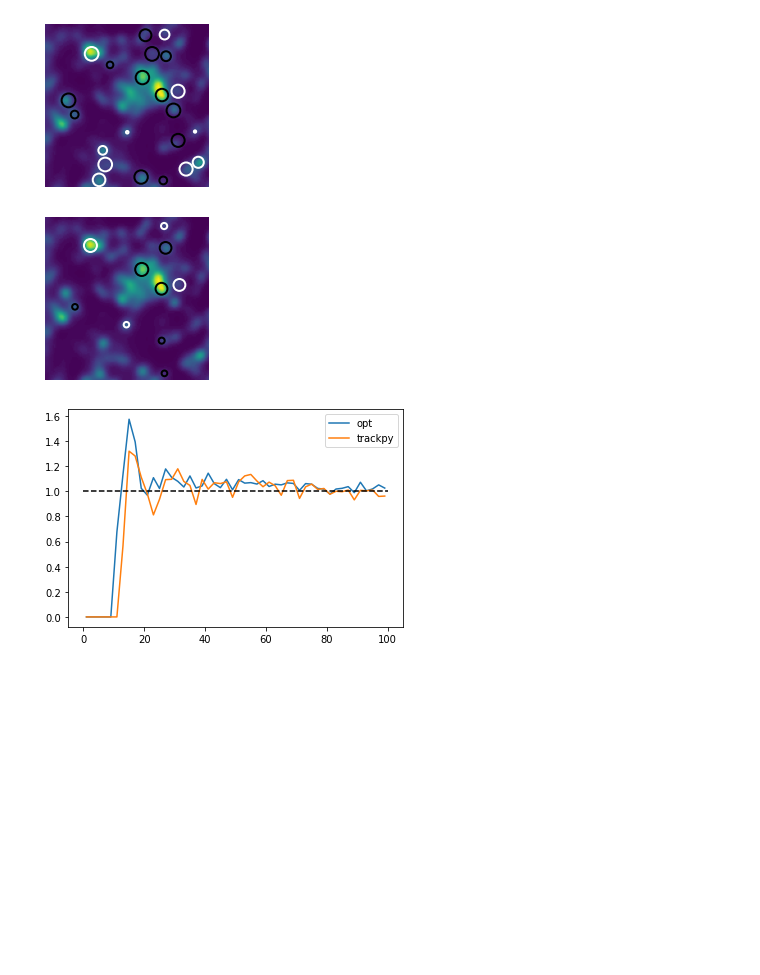
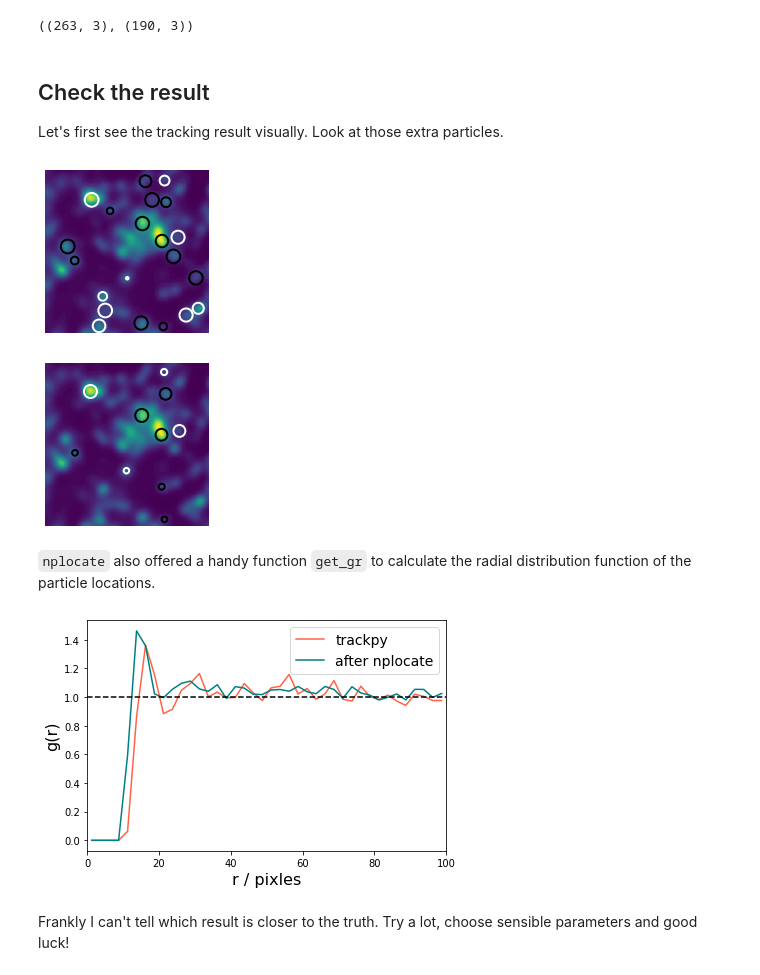
Before and after one commit to yangyushi/nplocate, a Jupyter notebook: example/demo.ipynb, the cells around one changed output. Cells and saved outputs as stored; diff of their text form; code cells hidden in the pictures; blank space fills up the shorter version.

```diff
--- a/example/demo.ipynb
+++ b/example/demo.ipynb
@@ -17,10 +60,19 @@ xyz_tp = xyz.copy()
 # %%
 should_add = True
+r_model = 2 * diameter
+iter_num = 0
 while should_add:
     n0 = xyz.shape[0]
-    xyz = nl.add(xyz, img, diameter * 2, diameter, lambda im : np.array(tp.locate(im, diameter))[:, :3])
+    xyz = nl.add(
+        positions=xyz,
+        image=img,
+        r_model=r_model,
+        diameter=diameter,
+        locate_func=lambda im : np.array(tp.locate(im, diameter))[:, :3],
+        threshold=20
+    )
     n1 = xyz.shape[0]
     should_add = n1 > n0
-xyz = nl.refine(xyz, img, diameter * 2, diameter)
-xyz.shape, xyz_tp.shape
+    iter_num += 1
+    print(f'#{iter_num}, {n0} -> {n1}')
 # %% [output]
@@ -28,3 +93,12 @@ xyz.shape, xyz_tp.shape
+# %%
+xyz = nl.refine(xyz, img, r_model, diameter)
+xyz.shape, xyz_tp.shape
+# %% [output]
+((263, 3), (190, 3))
+# %% [markdown]
+## Check the result
+
+Let's first see the tracking result visually. Look at those extra particles.
 # %%
 s = 40
 axis = 2
@@ -32,13 +106,21 @@ axis = 2
 nl.see_slice(img, xyz, s, 5.5, axis, sizes=(3, 3))
 nl.see_slice(img, xyz_tp, s, 5.5, axis, sizes=(3, 3))
 # %% [output]
-[figure, old version]
+[figure, new version]
 [figure]
+# %% [markdown]
+`nplocate` also offered a handy function `get_gr` to calculate the radial distribution function of the particle locations.
 # %%
-plt.plot(*nl.get_gr(xyz, 100, 51), label="opt")
-plt.plot(*nl.get_gr(xyz_tp, 100, 51), label="trackpy")
+plt.plot(*nl.get_gr(xyz_tp, 100, 41), label="trackpy", color='tomato')
+plt.plot(*nl.get_gr(xyz, 100, 41), label="after nplocate", color='teal')
 plt.plot((0, 100), (1, 1), color='k', ls='--')
-plt.legend()
+plt.legend(fontsize=14)
+plt.xlabel('r / pixles', fontsize=16)
+plt.ylabel('g(r)', fontsize=16)
+plt.xlim(0, 100)
+plt.tight_layout()
 plt.show()
 # %% [output]
-[figure, old version]
+[figure, new version]
+# %% [markdown]
+Frankly I can't tell which result is closer to the truth. Try a lot, choose sensible parameters and good luck!
```
Also changed, not shown: parts of 8 cells of this notebook, 1 other file.
